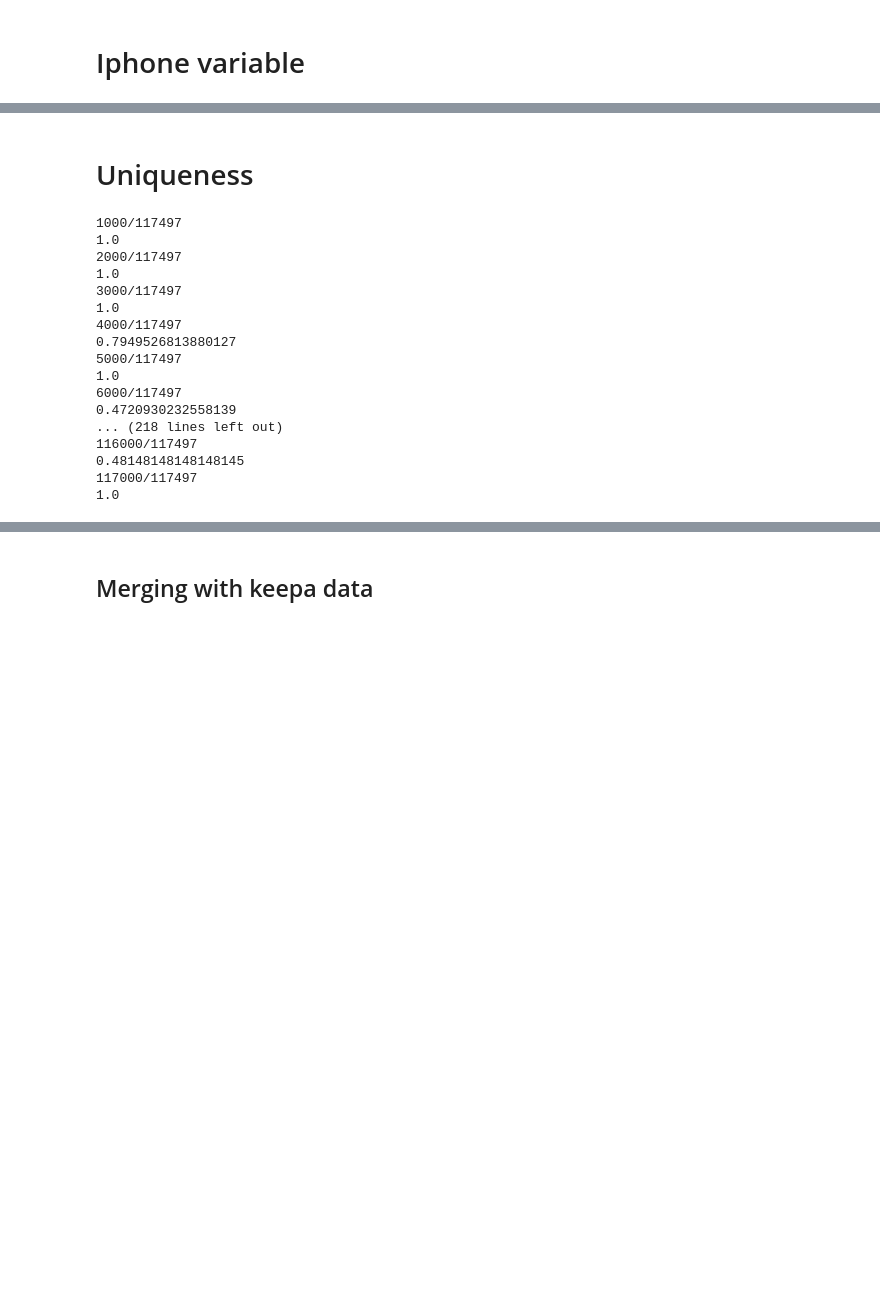
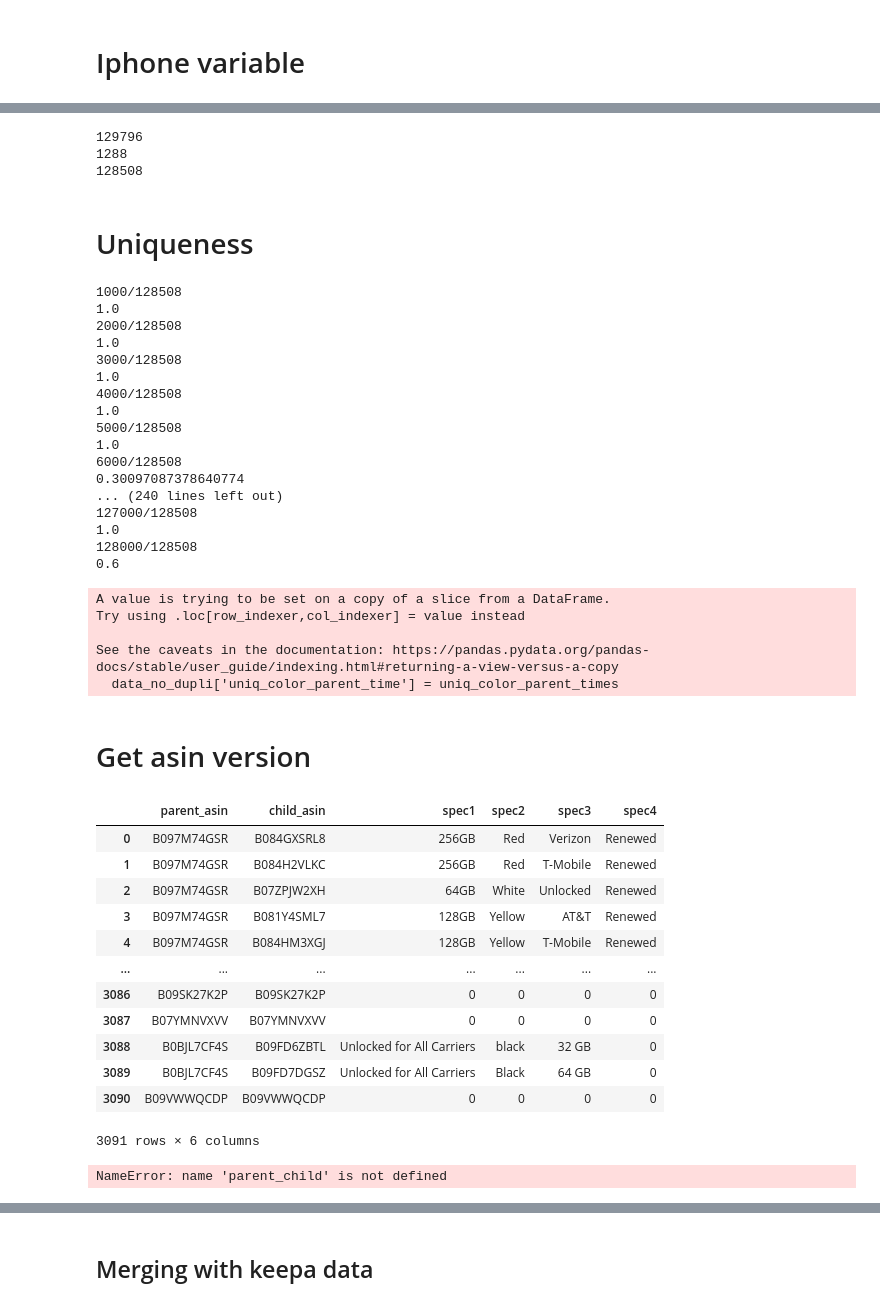
Before and after one commit to janvanderdoe/amazon_nfu, a Jupyter notebook: src/data-preparation/amazon_cleaning.ipynb, the cells around one changed output, grey strips where cells are left out. Drawn from its saved outputs; the diff is of its cells as text; code cells hidden in the pictures; blank space fills up the shorter version.

```diff
--- a/src/data-preparation/amazon_cleaning.ipynb
+++ b/src/data-preparation/amazon_cleaning.ipynb
@@ -341,16 +473,25 @@ data['iphone'] = iphone
+# %%
+print(len(data_usa))
+data_no_dupli = data_usa[~data_usa.duplicated(subset=['name', 'rating', 'date', 'review', 'specs'])]
+print(len(data_usa) - len(data_no_dupli))
+print(len(data_no_dupli))
+# %% [output]
+129796
+1288
+128508
 # %% [markdown]
 # Uniqueness
 # %%
 #based on color instead of version asin
 uniq_color_parent_times = []
-size_dataset = len(data_overall_no_dupli)
+size_dataset = len(data_no_dupli)
 i = 0
-for index, row in data_overall_no_dupli.iterrows():
+for index, row in data_no_dupli.iterrows():
     date_review = row['date']
     asin_url = row['asin_from_link']
     color = row['variant']
-    variant = len(data_overall_no_dupli[(data_overall_no_dupli.variant == color) & (data_overall_no_dupli.date <= date_review) & (data_overall_no_dupli.asin_from_link == asin_url)])
-    parent = len(data_overall_no_dupli[(data_overall_no_dupli.asin_from_link == asin_url) & (data_overall_no_dupli.date <= date_review)])
+    variant = len(data_no_dupli[(data_no_dupli.variant == color) & (data_no_dupli.date <= date_review) & (data_no_dupli.asin_from_link == asin_url)])
+    parent = len(data_no_dupli[(data_no_dupli.asin_from_link == asin_url) & (data_no_dupli.date <= date_review)])
 
     if parent == 0:
         uniq_color_parent_time = None
@@ -363,22 +504,27 @@ for index, row in data_overall_no_dupli.iterrows():
         print(uniq_color_parent_time)
 
     uniq_color_parent_times.append(uniq_color_parent_time)
-data_overall_no_dupli['uniq_color_parent_time'] = uniq_color_parent_times
+data_no_dupli['uniq_color_parent_time'] = uniq_color_parent_times
 # %% [output]
-1000/117497
+1000/128508
 1.0
-2000/117497
+2000/128508
 1.0
-3000/117497
+3000/128508
 1.0
-4000/117497
-0.7949526813880127
-5000/117497
+4000/128508
 1.0
-6000/117497
-0.4720930232558139
-... (218 lines left out)
-116000/117497
-0.48148148148148145
-117000/117497
+5000/128508
 1.0
+6000/128508
+0.30097087378640774
+... (240 lines left out)
+127000/128508
+1.0
+128000/128508
+0.6
+A value is trying to be set on a copy of a slice from a DataFrame.
+Try using .loc[row_indexer,col_indexer] = value instead
+
+See the caveats in the documentation: https://pandas.pydata.org/pandas-docs/stable/user_guide/indexing.html#returning-a-view-versus-a-copy
+  data_no_dupli['uniq_color_parent_time'] = uniq_color_parent_times
@@ -384,0 +533,24 @@ data_overall_no_dupli['uniq_color_parent_time'] = uniq_color_parent_times
+# %% [markdown]
+# Get asin version
+# %%
+asin_info = pd.read_csv("../../gen/audit/dict_asins_from_keepa_full.csv", sep = ";", header = None)
+asin_info.columns = ['parent_asin', 'child_asin', 'spec1', 'spec2', 'spec3', 'spec4']
+asin_info
+# %% [output]
+|  | parent_asin | child_asin | spec1 | spec2 | spec3 | spec4 |
+| 0 | B097M74GSR | B084GXSRL8 | 256GB | Red | Verizon | Renewed |
+| 1 | B097M74GSR | B084H2VLKC | 256GB | Red | T-Mobile | Renewed |
+| 2 | B097M74GSR | B07ZPJW2XH | 64GB | White | Unlocked | Renewed |
+| 3 | B097M74GSR | B081Y4SML7 | 128GB | Yellow | AT&T | Renewed |
+| 4 | B097M74GSR | B084HM3XGJ | 128GB | Yellow | T-Mobile | Renewed |
+| ... | ... | ... | ... | ... | ... | ... |
+| 3086 | B09SK27K2P | B09SK27K2P | 0 | 0 | 0 | 0 |
+| 3087 | B07YMNVXVV | B07YMNVXVV | 0 | 0 | 0 | 0 |
+| 3088 | B0BJL7CF4S | B09FD6ZBTL | Unlocked for All Carriers | black | 32 GB | 0 |
+| 3089 | B0BJL7CF4S | B09FD7DGSZ | Unlocked for All Carriers | Black | 64 GB | 0 |
+| 3090 | B09VWWQCDP | B09VWWQCDP | 0 | 0 | 0 | 0 |
+3091 rows × 6 columns
+# %%
+parent_child
+# %% [output]
+NameError: name 'parent_child' is not defined
```
Also changed, not shown: parts of 27 cells of this notebook, 5 other files.
